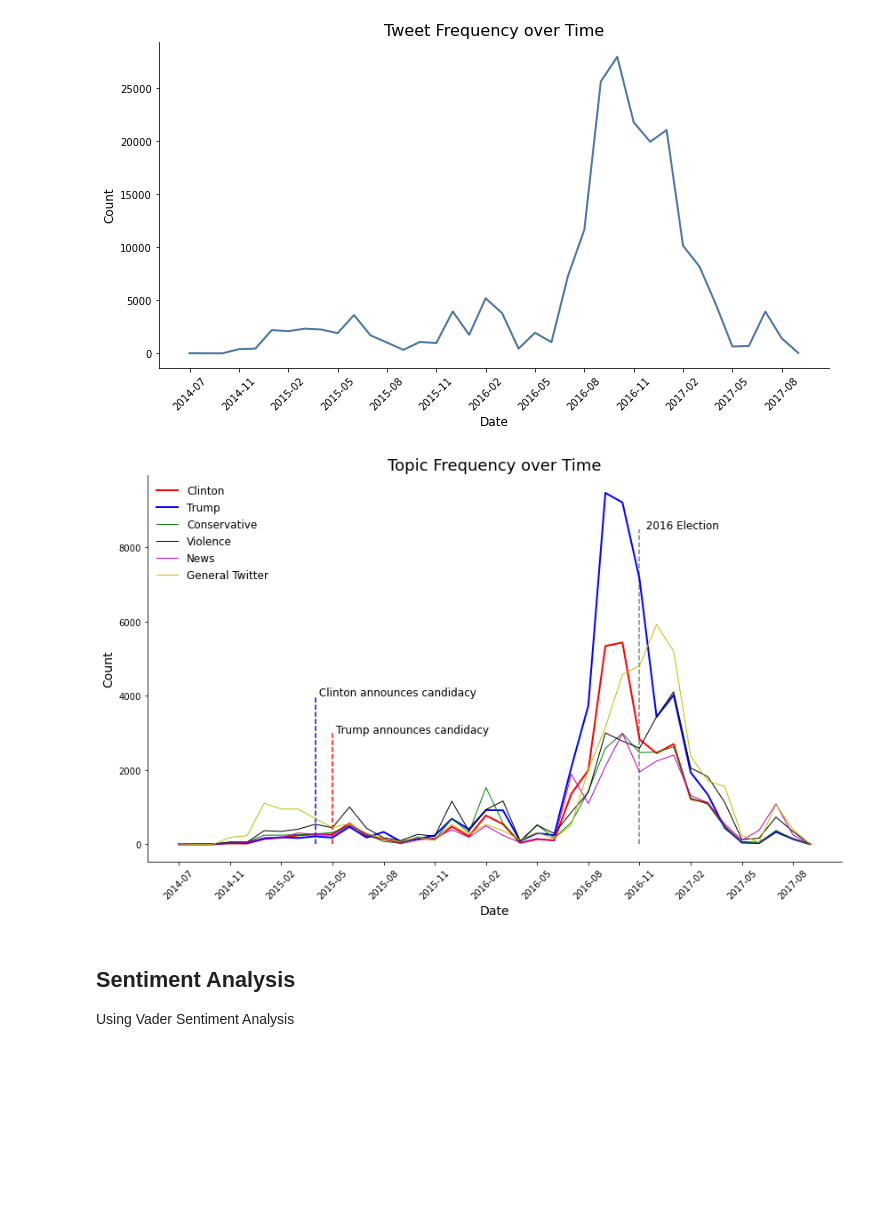
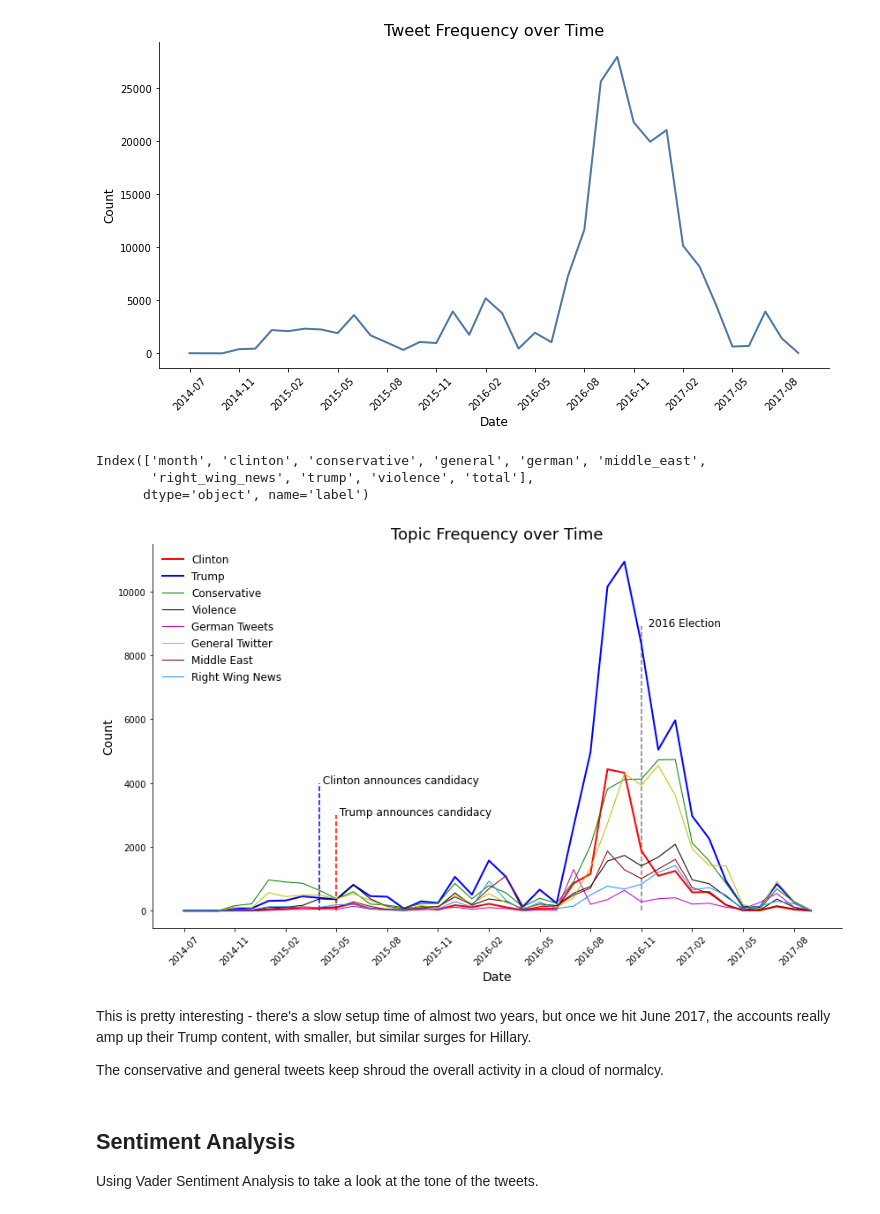
Before and after one commit to scrapfishies/russian-troll-tweets-nlp, a Jupyter notebook: modeling/5_topics_and_sentiment_analysis.ipynb, the cells around one changed output. Drawn from its saved outputs; the diff is of its cells as text; code cells hidden in the pictures; blank space fills up the shorter version.

```diff
--- a/modeling/5_topics_and_sentiment_analysis.ipynb
+++ b/modeling/5_topics_and_sentiment_analysis.ipynb
@@ -116,6 +233,6 @@ text.head()
 | 3 | 2.584153e+09 | queenofthewo | 1.482765e+12 | 2016-12-26 15:06:41 | NaN | NaN | NaN | RT @jww372: I don't have to guess... | ... |
 | 4 | 1.768260e+09 | mrclydepratt | 1.501987e+12 | 2017-08-06 02:36:24 | NaN | NaN | NaN | RT @Shareblue: Pence and his lawy... | ... |
 # %%
-lda_df['handle'] = text['user_key']
-lda_df['datetime'] = text['created_str']
-lda_df['tweet'] = text['text']
+topic_df['handle'] = text['user_key']
+topic_df['datetime'] = text['created_str']
+topic_df['tweet'] = text['text']
@@ -156,2 +264,3 @@ dt_df['datetime'] = pd.to_datetime(dt_df['datetime'])
 # %%
-dt_df['month'] = dt_df['datetime'].dt.strftime('%Y-%m')
+topic_df['datetime'] = pd.to_datetime(topic_df['datetime'])
+topic_df['month'] = topic_df['datetime'].dt.strftime('%Y-%m')
@@ -173,0 +287,2 @@ sns.despine();
+# %%
+labeled_tweets = topic_df[['month', 'handle', 'label', 'tweet']]
@@ -174,5 +325,5 @@ sns.despine();
 # %%
-date_freq = dt_df.groupby(['month', 'label']).size().unstack().reset_index()
+date_freq = labeled_tweets.groupby(['month', 'label']).size().unstack().reset_index()
 # %%
 date_freq.fillna(0, inplace=True)
 date_freq['total'] = date_freq.sum(axis=1)
@@ -210,52 +361,64 @@ plt.xticks(x_ticks, rotation=45)
 sns.despine();
 # %% [output]
 [figure]
+# %%
+date_freq.columns
+# %% [output]
+Index(['month', 'clinton', 'conservative', 'general', 'german', 'middle_east',
+       'right_wing_news', 'trump', 'violence', 'total'],
+      dtype='object', name='label')
 # %%
 dates = date_freq.month
 x_ticks = list(date_freq.month.unique()[::3])
 
 clinton = date_freq.clinton
+trump = date_freq.trump
 conservative = date_freq.conservative
-gen_twitter = date_freq.general_twitter
-news = date_freq.news
-trump = date_freq.trump
+gen_twitter = date_freq.general
+german = date_freq.german
+middle_east = date_freq.middle_east
 violence = date_freq.violence
+right_wing_news = date_freq.right_wing_news
+
 
 plt.figure(figsize=(14, 8))
 plt.plot(dates, clinton, color='r', linewidth=2, label='Clinton')
 plt.plot(dates, trump, color='b', linewidth=2, label='Trump')
 
 plt.plot(dates, conservative, color='g', linewidth=1, label='Conservative')
 plt.plot(dates, violence, color='0', linewidth=1, label='Violence')
-plt.plot(dates, news, color='m', linewidth=1, label='News')
+plt.plot(dates, german, color='m', linewidth=1, label='German Tweets')
 plt.plot(dates, gen_twitter, color='y', linewidth=1, label='General Twitter')
+plt.plot(dates, middle_east, color='darkred', linewidth=1, label='Middle East')
+plt.plot(dates, right_wing_news, color='dodgerblue', linewidth=1, label='Right Wing News')
 
 plt.vlines('2015-04', ymin=0, ymax=4000, linestyle='--', color='b')
 plt.text('2015-04', 4000, ' Clinton announces candidacy', rotation=0, fontsize=12)
 
 plt.vlines('2015-05', ymin=0, ymax=3000, linestyle='--', color='r')
 plt.text('2015-05', 3000, ' Trump announces candidacy', rotation=0, fontsize=12)
 
-# plt.vlines('2016-10', ymin=0, ymax=6600, linestyle='--', color='grey')
-# plt.text('2016-10', 6600, 'Comey announces FBI investigation', rotation=0, fontsize=12)
-
-plt.vlines('2016-11', ymin=0, ymax=8500, linestyle='--', color='grey')
-plt.text('2016-11', 8500, '  2016 Election', rotation=0, fontsize=12)
+plt.vlines('2016-11', ymin=0, ymax=8900, linestyle='--', color='grey')
+plt.text('2016-11', 8900, '  2016 Election', rotation=0, fontsize=12)
 
 
 plt.title('Topic Frequency over Time', fontsize=18)
 plt.xlabel('Date', fontsize=14)
 plt.ylabel('Count', fontsize=14)
 plt.xticks(x_ticks, rotation=45)
 plt.legend(loc='upper left', frameon=False, fontsize=12)
 sns.despine()
 #plt.savefig('../img/top_freq_timeseries.png');
 # %% [output]
-[figure, old version]
+[figure, new version]
+# %% [markdown]
+This is pretty interesting - there's a slow setup time of almost two years, but once we hit June 2017, the accounts really amp up their Trump content, with smaller, but similar surges for Hillary.
+
+The conservative and general tweets keep shroud the overall activity in a cloud of normalcy.
 # %% [markdown]
 ## Sentiment Analysis
 
-Using Vader Sentiment Analysis
+Using Vader Sentiment Analysis to take a look at the tone of the tweets.
 # %%
 def sentiment_score(text):
     analyzer = SentimentIntensityAnalyzer()
```
Also changed, not shown: parts of 74 cells of this notebook, 11 other files.
